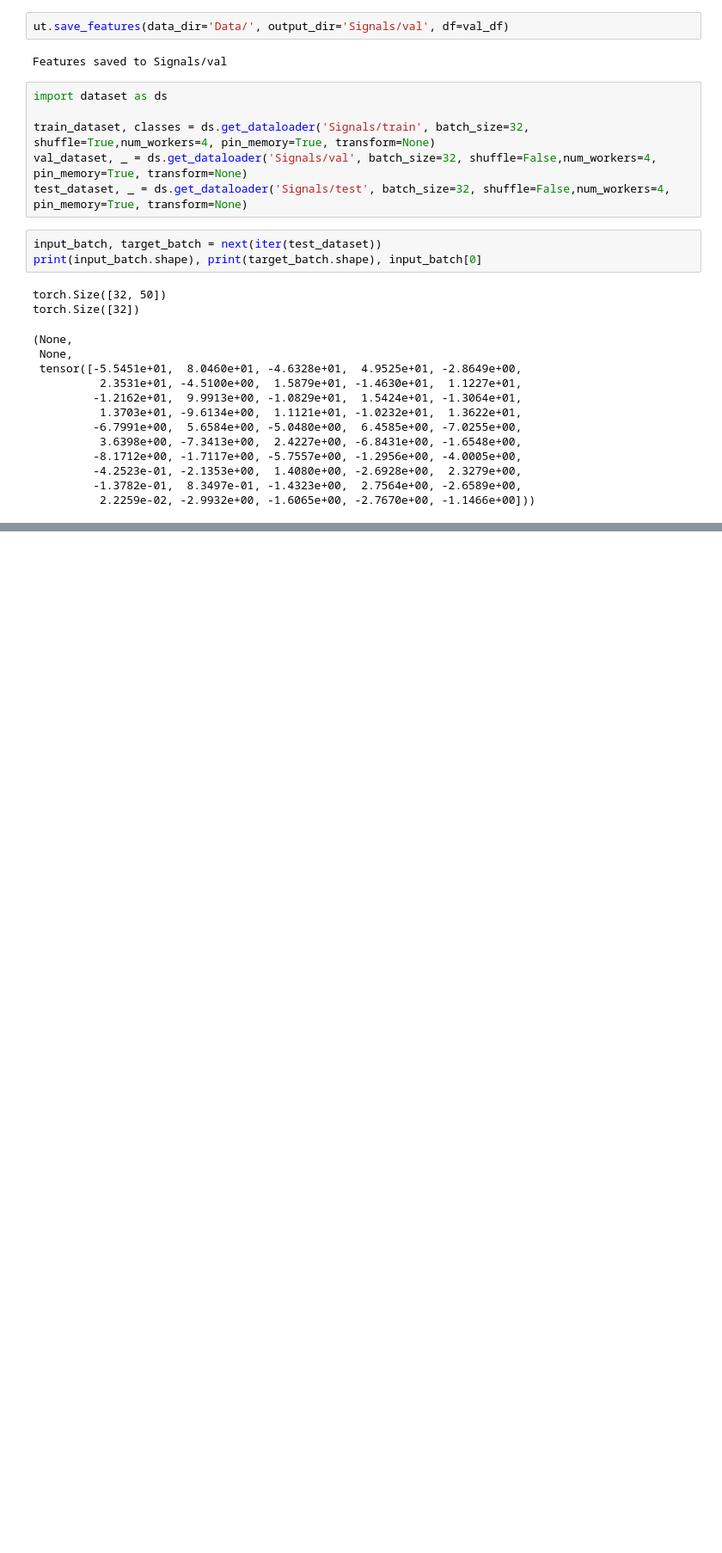
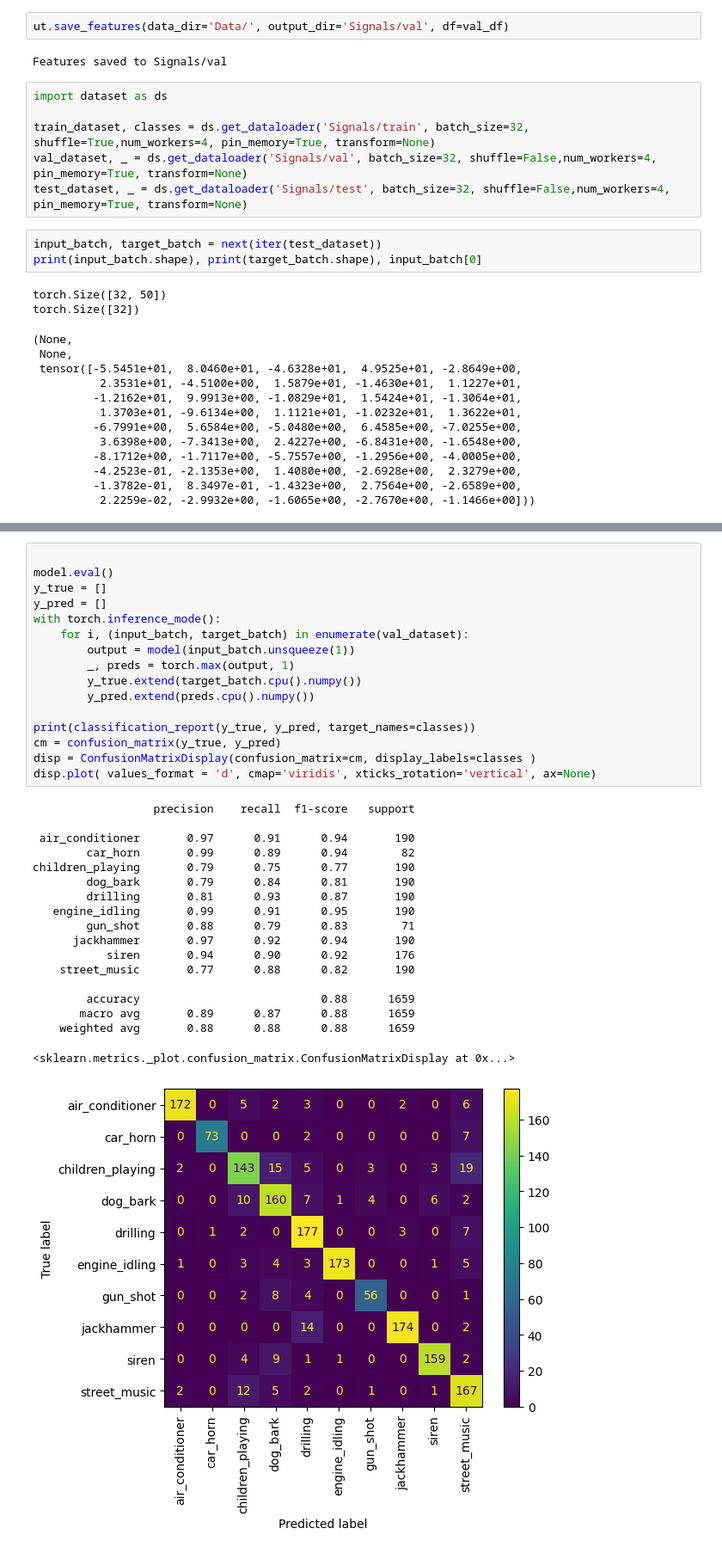
Before and after one commit to yuval728/UrbanEcho, a Jupyter notebook: urban-sound-classifier.ipynb, the cells around one changed output, grey strips where cells are left out. Shown: that part at 86% size. Cells and saved outputs as stored; diff of their text form; blank space fills up the shorter version.

```diff
--- a/urban-sound-classifier.ipynb
+++ b/urban-sound-classifier.ipynb
@@ -157,0 +199,35 @@ torch.Size([32, 1, 50])
+# %%
+
+model.eval()
+y_true = []
+y_pred = []
+with torch.inference_mode():
+    for i, (input_batch, target_batch) in enumerate(val_dataset):
+        output = model(input_batch.unsqueeze(1))
+        _, preds = torch.max(output, 1)
+        y_true.extend(target_batch.cpu().numpy())
+        y_pred.extend(preds.cpu().numpy())
+
+print(classification_report(y_true, y_pred, target_names=classes))
+cm = confusion_matrix(y_true, y_pred)
+disp = ConfusionMatrixDisplay(confusion_matrix=cm, display_labels=classes )
+disp.plot( values_format = 'd', cmap='viridis', xticks_rotation='vertical', ax=None)
+# %% [output]
+                  precision    recall  f1-score   support
+
+ air_conditioner       0.97      0.91      0.94       190
+        car_horn       0.99      0.89      0.94        82
+children_playing       0.79      0.75      0.77       190
+        dog_bark       0.79      0.84      0.81       190
+        drilling       0.81      0.93      0.87       190
+   engine_idling       0.99      0.91      0.95       190
+        gun_shot       0.88      0.79      0.83        71
+      jackhammer       0.97      0.92      0.94       190
+           siren       0.94      0.90      0.92       176
+    street_music       0.77      0.88      0.82       190
+
+        accuracy                           0.88      1659
+       macro avg       0.89      0.87      0.88      1659
+    weighted avg       0.88      0.88      0.88      1659
+<sklearn.metrics._plot.confusion_matrix.ConfusionMatrixDisplay at 0x...>
+[figure, added]
```
Also changed, not shown: parts of 5 cells of this notebook, 4 other files.
